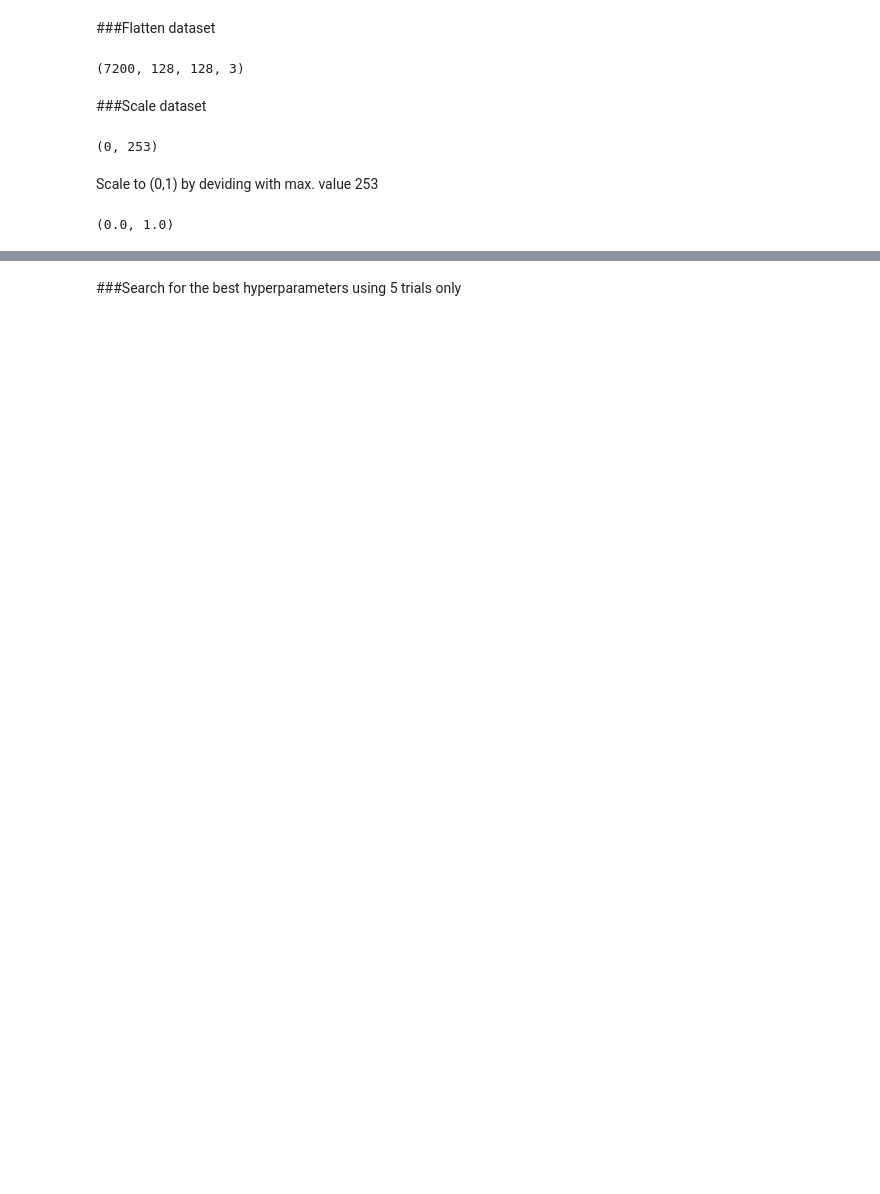
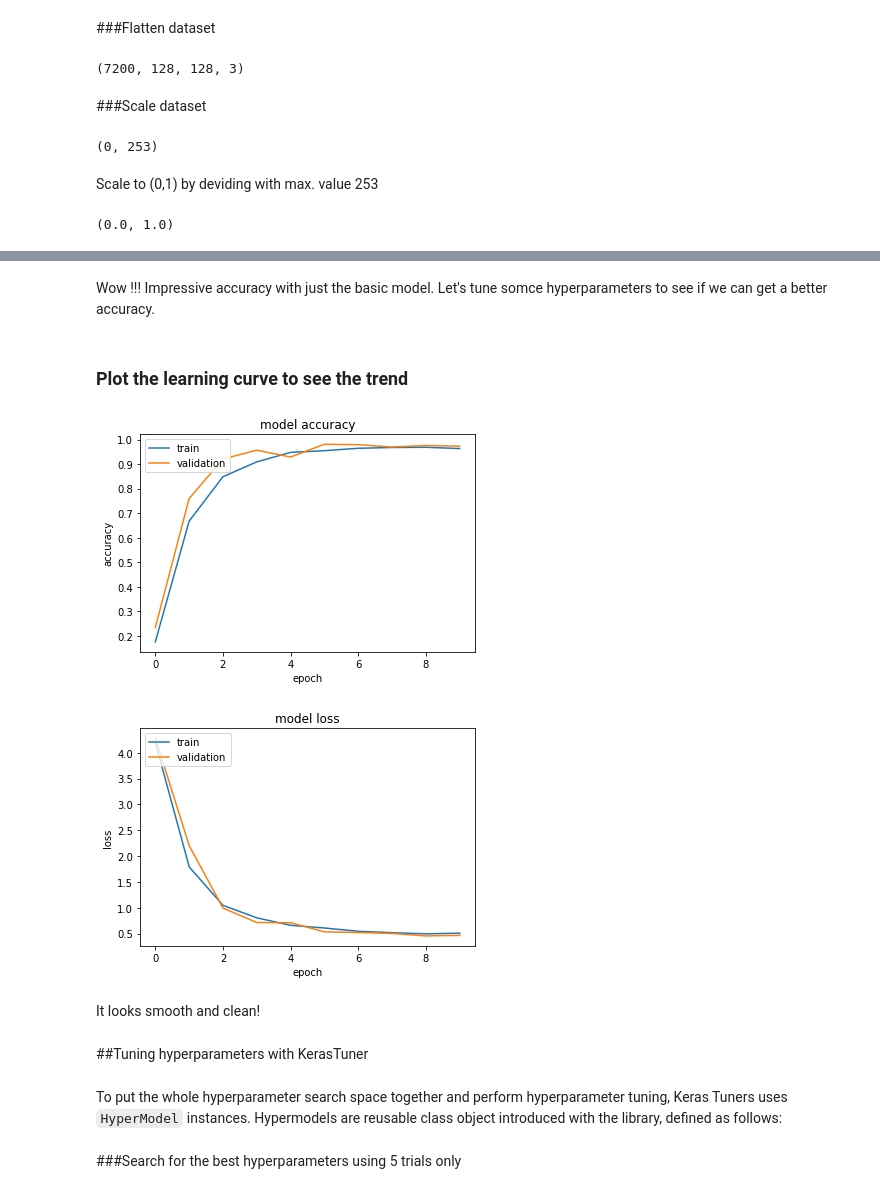
Before and after one commit to seansothey/DataScience-MachineLearning-Research, a Jupyter notebook: CNN_Hyperparameters_Keras_Tuner_Coil100_Classification.ipynb, the cells around one changed output, grey strips where cells are left out. Cells and saved outputs as stored; diff of their text form; code cells hidden in the pictures; blank space fills up the shorter version.

```diff
--- a/CNN_Hyperparameters_Keras_Tuner_Coil100_Classification.ipynb
+++ b/CNN_Hyperparameters_Keras_Tuner_Coil100_Classification.ipynb
@@ -340,0 +286,23 @@ def build_model(hp):
+# %%
+# Instance 3 layers model
+model3 = Sequential([
+    Conv2D(32, kernel_size=(3, 3), activation='relu', strides=(2,2), kernel_regularizer=regularizers.l2(0.01), input_shape=(128,128,3)),  # 1st layer
+    MaxPooling2D(pool_size=(2, 2),strides=2),
+
+    Conv2D(32, kernel_size=(3,3), activation='relu', strides=(2,2), kernel_regularizer=regularizers.l2(0.01)), # 2nd layer
+    MaxPooling2D(pool_size=(2,2), strides=1),
+    BatchNormalization(),
+
+    Conv2D(16, kernel_size=(3,3), activation='relu', kernel_regularizer=regularizers.l2(0.01)), # 3rd layer
+    MaxPooling2D(pool_size=(2,2), strides=1),
+    Dropout(0.2),
+
+    Flatten(),
+    Dense(512, activation='relu'),
+    Dense(256, activation='relu'),
+    Dense(100, activation='softmax')
+])
+# %%
+model3.compile(loss='categorical_crossentropy',
+             optimizer='sgd',
+             metrics=['accuracy'])
@@ -340,0 +329,2 @@ def build_model(hp):
+# %%
+tr3 = model3.fit(X_train, y_train, batch_size=32, epochs=10, validation_split=0.2)
@@ -340,0 +356,31 @@ def build_model(hp):
+# %% [markdown]
+Wow !!! Impressive accuracy with just the basic model. Let's tune somce hyperparameters to see if we can get a better accuracy.
+# %% [markdown]
+### Plot the learning curve to see the trend
+# %%
+# summarize history for accuracy
+plt.plot(tr3.history['accuracy'])
+plt.plot(tr3.history['val_accuracy'])
+plt.title('model accuracy')
+plt.ylabel('accuracy')
+plt.xlabel('epoch')
+plt.legend(['train', 'validation'], loc='upper left')
+plt.show()
+
+# summarize history for loss
+plt.plot(tr3.history['loss'])
+plt.plot(tr3.history['val_loss'])
+plt.title('model loss')
+plt.ylabel('loss')
+plt.xlabel('epoch')
+plt.legend(['train', 'validation'], loc='upper left')
+plt.show()
+# %% [output]
+[figure, added]
+[figure, added]
+# %% [markdown]
+It looks smooth and clean!
+# %% [markdown]
+##Tuning hyperparameters with KerasTuner
+# %% [markdown]
+To put the whole hyperparameter search space together and perform hyperparameter tuning, Keras Tuners uses `HyperModel` instances. Hypermodels are reusable class object introduced with the library, defined as follows:
```
Also changed, not shown: parts of 56 cells of this notebook.
